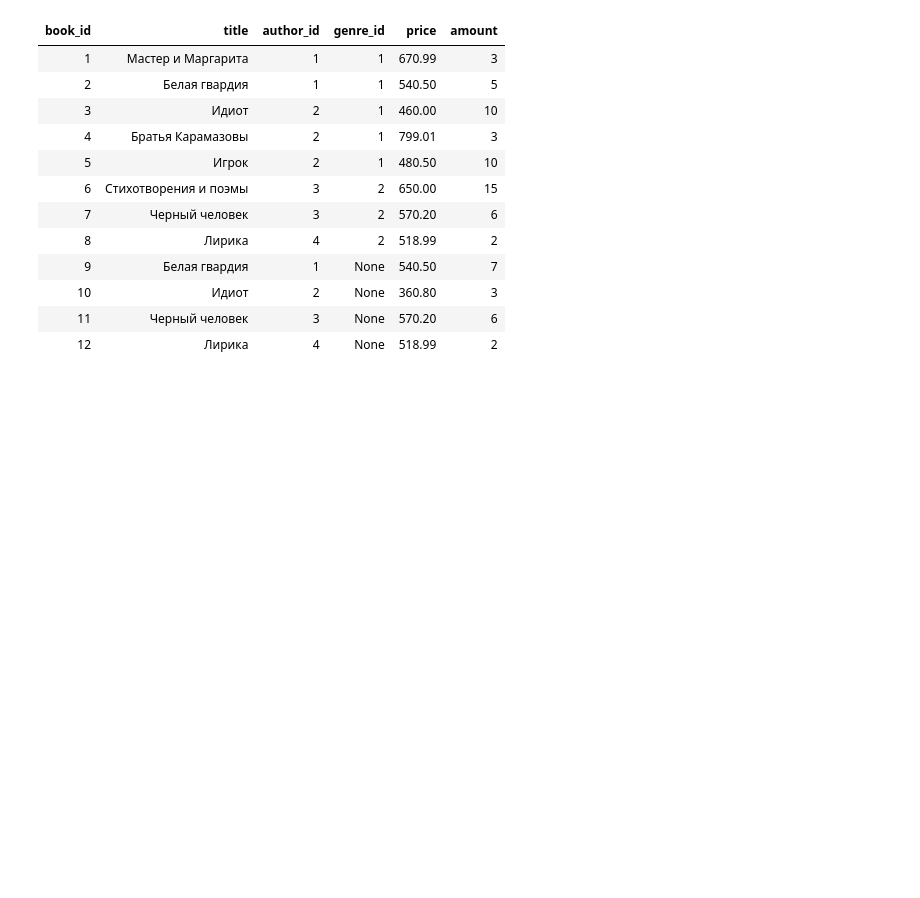
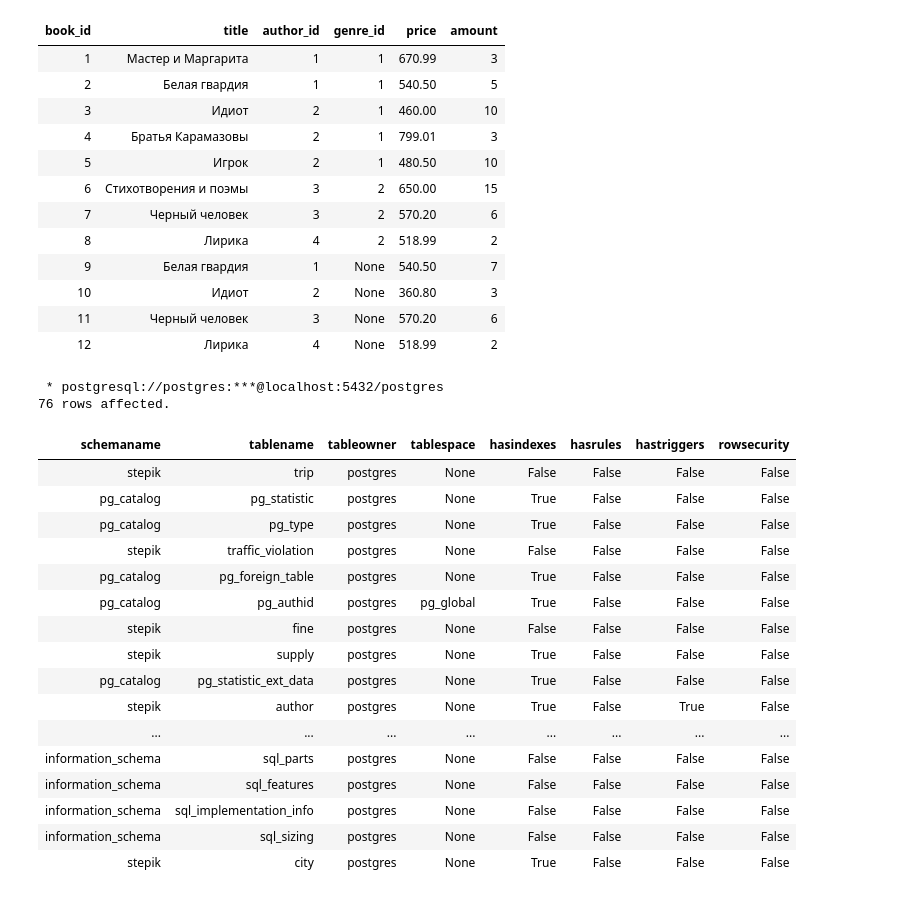
Before and after one commit to letrepas/Interactive-SQL-Simulator, a Jupyter notebook: SQL.ipynb, the cells around one changed output. Drawn from its saved outputs; the diff is of its cells as text; code cells hidden in the pictures; blank space fills up the shorter version.

```diff
--- a/SQL.ipynb
+++ b/SQL.ipynb
@@ -2241,3 +2241,26 @@ SELECT * FROM stepik.book
 | 10 | Идиот | 2 | None | 360.80 | 3 |
 | 11 | Черный человек | 3 | None | 570.20 | 6 |
 | 12 | Лирика | 4 | None | 518.99 | 2 |
+# %%
+%%sql
+SELECT * FROM pg_catalog.pg_tables;
+# %% [output]
+ * postgresql://postgres:***@localhost:5432/postgres
+76 rows affected.
+| schemaname | tablename | tableowner | tablespace | hasindexes | hasrules | hastriggers | rowsecurity |
+| stepik | trip | postgres | None | False | False | False | False |
+| pg_catalog | pg_statistic | postgres | None | True | False | False | False |
+| pg_catalog | pg_type | postgres | None | True | False | False | False |
+| stepik | traffic_violation | postgres | None | False | False | False | False |
+| pg_catalog | pg_foreign_table | postgres | None | True | False | False | False |
+| pg_catalog | pg_authid | postgres | pg_global | True | False | False | False |
+| stepik | fine | postgres | None | False | False | False | False |
+| stepik | supply | postgres | None | True | False | False | False |
+| pg_catalog | pg_statistic_ext_data | postgres | None | True | False | False | False |
+| stepik | author | postgres | None | True | False | True | False |
+| ... | ... | ... | ... | ... | ... | ... | ... |
+| information_schema | sql_parts | postgres | None | False | False | False | False |
+| information_schema | sql_features | postgres | None | False | False | False | False |
+| information_schema | sql_implementation_info | postgres | None | False | False | False | False |
+| information_schema | sql_sizing | postgres | None | False | False | False | False |
+| stepik | city | postgres | None | True | False | False | False |
```
Also changed, not shown: parts of 1 cell of this notebook.
